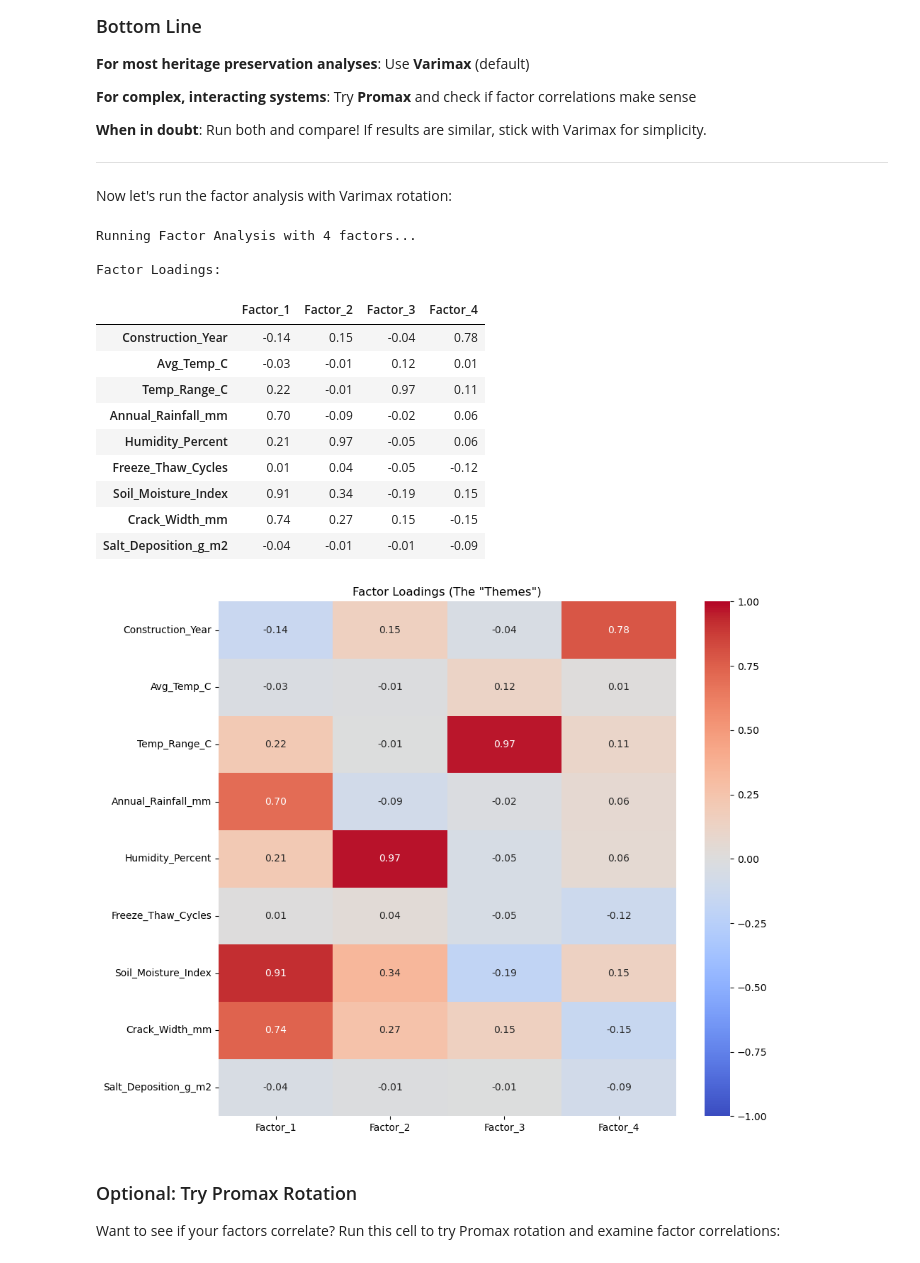
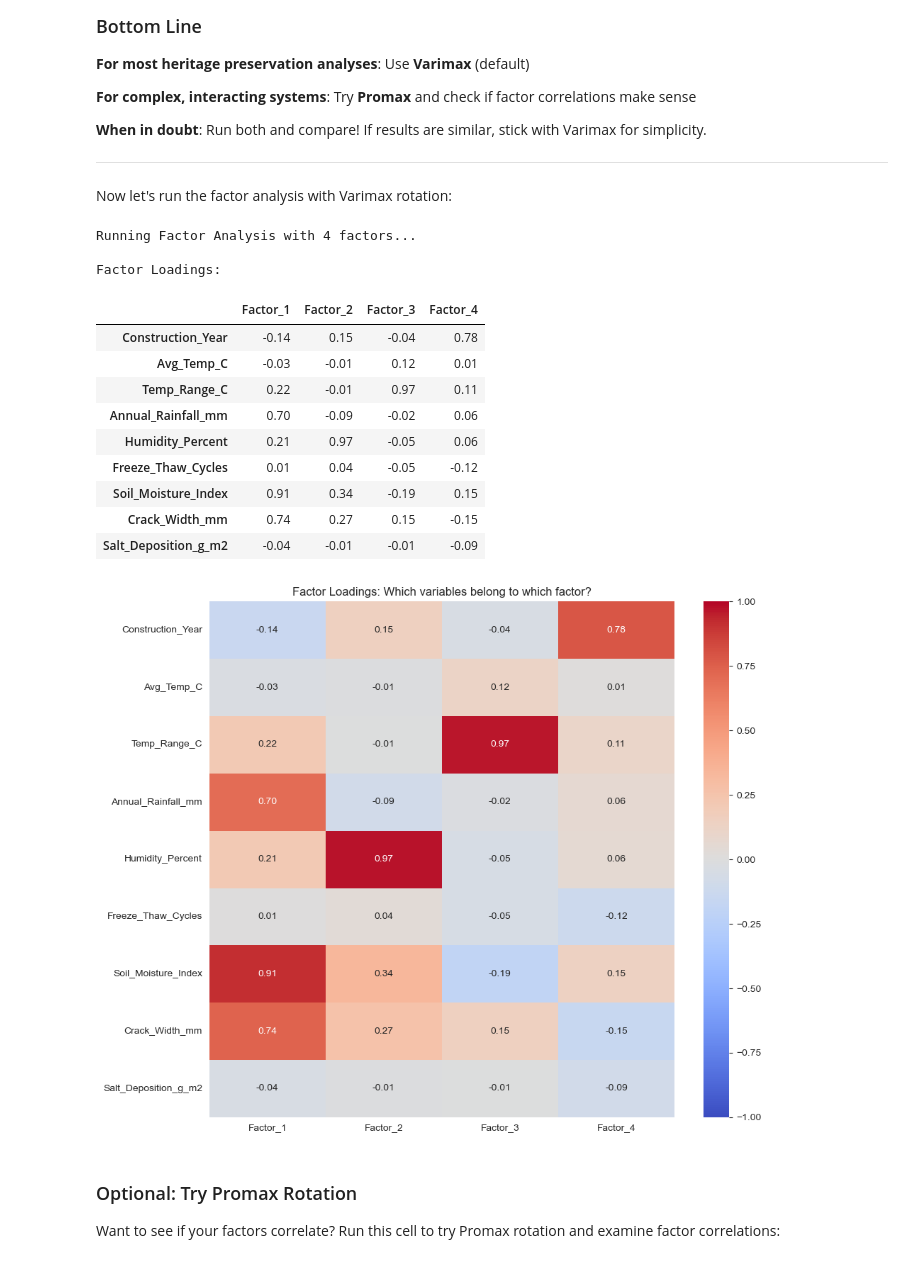
Before and after one commit to rkn2/practicePointFeatureImp, a Jupyter notebook: 02_factor_analysis.ipynb, the cells around one changed output. Saved outputs shown, nothing was run; the diff lists cells and outputs as text; code cells hidden in the pictures.

Commit message:
Fix notebook plots and comment out missing figures in LaTeX

```diff
--- a/02_factor_analysis.ipynb
+++ b/02_factor_analysis.ipynb
@@ -345,37 +345,36 @@ print(f"Running Factor Analysis with {n_factors} factors...")
 fa = FactorAnalyzer(n_factors=n_factors, rotation='varimax')
 fa.fit(X)
 
 # Get Factor Loadings
 # Loadings show the correlation between the variable and the factor.
 # High number (positive or negative) = Strong relationship.
 # Near zero = No relationship.
 loadings = pd.DataFrame(fa.loadings_, index=X.columns, columns=[f'Factor_{i+1}' for i in range(n_factors)])
 
 print("\nFactor Loadings:")
 display(loadings.round(2))
 
 plt.figure(figsize=(10, 8))
 sns.heatmap(loadings, annot=True, cmap='coolwarm', center=0, vmin=-1, vmax=1, fmt='.2f')
-
-    plt.title('Factor Loadings: Which variables belong to which factor?')plt.savefig('figures/factor_loadings.png', dpi=300, bbox_inches='tight')
-plt.title('Factor Loadings (The "Themes")')
+plt.title('Factor Loadings: Which variables belong to which factor?')
+plt.savefig('figures/factor_loadings.png', dpi=300, bbox_inches='tight')
 plt.tight_layout()
 plt.show()
 # %% [output]
 Running Factor Analysis with 4 factors...
 
 Factor Loadings:
 |  | Factor_1 | Factor_2 | Factor_3 | Factor_4 |
 | Construction_Year | -0.14 | 0.15 | -0.04 | 0.78 |
 | Avg_Temp_C | -0.03 | -0.01 | 0.12 | 0.01 |
 | Temp_Range_C | 0.22 | -0.01 | 0.97 | 0.11 |
 | Annual_Rainfall_mm | 0.70 | -0.09 | -0.02 | 0.06 |
 | Humidity_Percent | 0.21 | 0.97 | -0.05 | 0.06 |
 | Freeze_Thaw_Cycles | 0.01 | 0.04 | -0.05 | -0.12 |
 | Soil_Moisture_Index | 0.91 | 0.34 | -0.19 | 0.15 |
 | Crack_Width_mm | 0.74 | 0.27 | 0.15 | -0.15 |
 | Salt_Deposition_g_m2 | -0.04 | -0.01 | -0.01 | -0.09 |
-[figure, old version]
+[figure, new version]
 # %% [markdown]
 ### Optional: Try Promax Rotation
 
```
Also changed, not shown: parts of 1 cell of this notebook, 4 other files.
